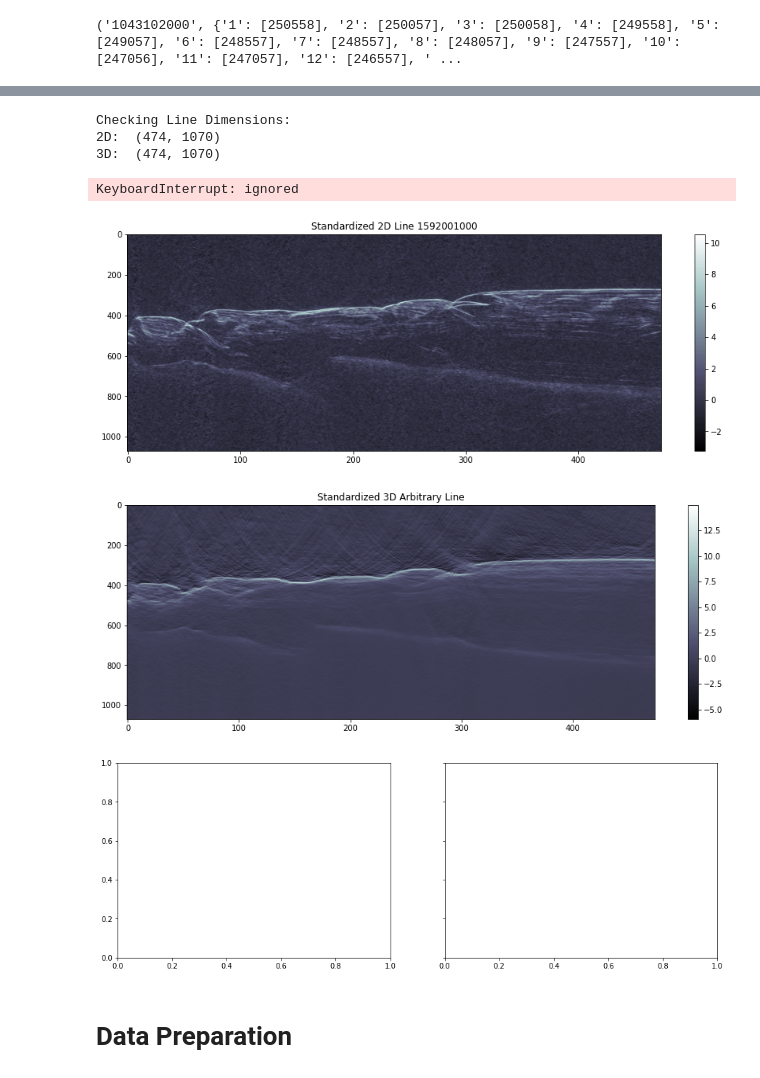
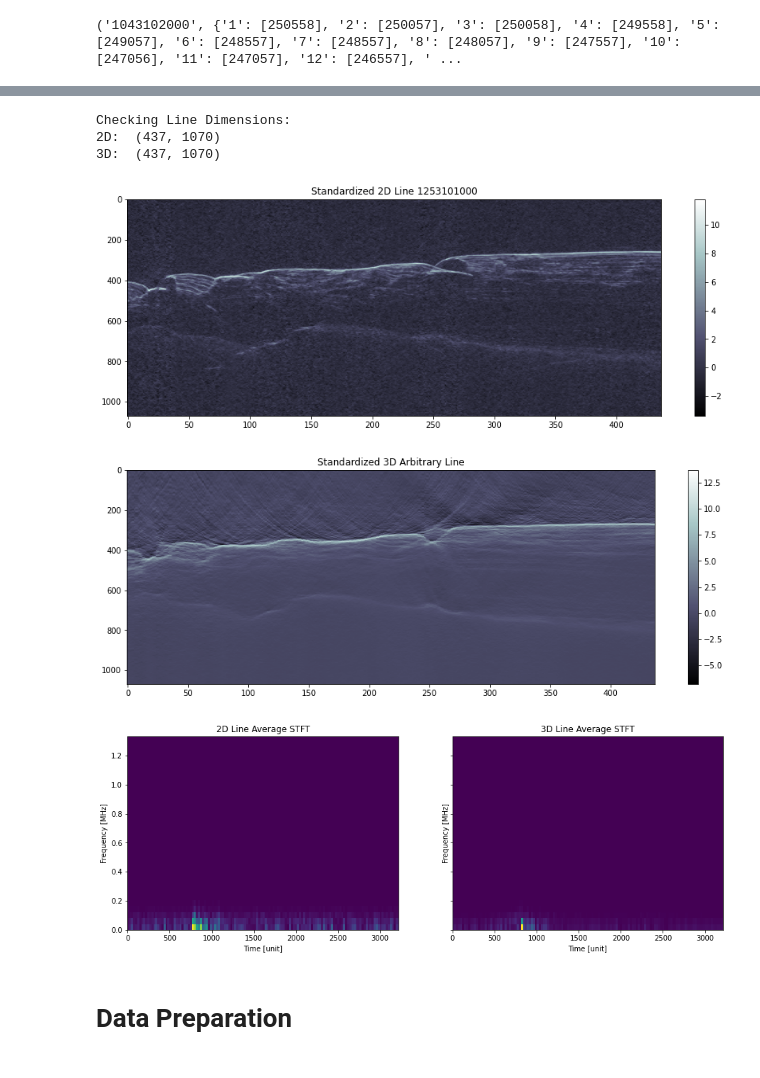
Before and after one commit to astroChance/RadNET, a Jupyter notebook: MPnet_workbook.ipynb, the cells around one changed output, grey strips where cells are left out. Saved outputs shown, nothing was run; the diff lists cells and outputs as text; code cells hidden in the pictures.

Commit message:
update STFT and sim enhance

```diff
--- a/MPnet_workbook.ipynb
+++ b/MPnet_workbook.ipynb
@@ -413,6 +454,6 @@ else:
 # %%
 ## Plot 2D line and the corresponding 3D Arb line
-## Plot spectrograms
+## Plot average spectrograms
 
 ###########################################################
 ########
@@ -505,36 +546,45 @@ fig, ax = plt.subplots(1,2, sharey=True, figsize=(15,5))
 if Use_STFT.upper() == 'Y':
 
   # Get STFT from each sinc upsampled trace, find averages
-
-  Zxx2D_arr0, Zxx2D_arr1 = np.array([]), np.array([])
+  counter=0
+  # Zxx2D_arr0, Zxx2D_arr1 = np.array([]), np.array([])
   for i in range(standardized_2D_line.shape[1]):
     trace = standardized_2D_line[:,i]
     trace = sinc_interp(np.squeeze(trace), 8)
     f2D, t2D, Zxx2D = signal.stft(trace, fs = fs, nperseg = nperseg, noverlap=noverlap)
 
-    Zxx2D_arr0 = np.append(Zxx2D_arr0, Zxx2D[0])
-    Zxx2D_arr1 = np.append(Zxx2D_arr1, Zxx2D[1])
+    if counter != 0:
+     Zxx2DAvg = np.mean([Zxx2D, Zxx2DAvg])
+    else:
+      Zxx2DAvg = Zxx2D
+    # Zxx2D_arr0 = np.append(Zxx2D_arr0, Zxx2D[0])
+    # Zxx2D_arr1 = np.append(Zxx2D_arr1, Zxx2D[1])
 
-  Zxx2D = np.array([np.mean(Zxx2D_arr0), np.mean(Zxx2D_arr1)])
+  # Zxx2D = np.array([[np.mean(Zxx2D_arr0)], [np.mean(Zxx2D_arr1)]])
 
-  Zxx3D_arr0, Zxx3D_arr1 = np.array([]), np.array([])
+  counter=0
+  # Zxx3D_arr0, Zxx3D_arr1 = np.array([]), np.array([])
   for i in range(standardized_3D_line.shape[1]):
     trace = standardized_3D_line[:,i]
     trace = sinc_interp(np.squeeze(trace), 8)
     f3D, t3D, Zxx3D = signal.stft(trace, fs = fs, nperseg = nperseg, noverlap=noverlap)
 
-    Zxx3D_arr0 = np.append(Zxx3D_arr0, Zxx3D[0])
-    Zxx3D_arr1 = np.append(Zxx3D_arr1, Zxx3D[1])
+    if counter != 0:
+     Zxx3DAvg = np.mean([Zxx3D, Zxx3DAvg])
+    else:
+      Zxx3DAvg = Zxx3D
+  #   Zxx3D_arr0 = np.append(Zxx3D_arr0, Zxx3D[0])
+  #   Zxx3D_arr1 = np.append(Zxx3D_arr1, Zxx3D[1])
 
-  Zxx3D = np.array([np.mean(Zxx3D_arr0), np.mean(Zxx3D_arr1)])
+  # Zxx3D = np.array([[np.mean(Zxx3D_arr0)], [np.mean(Zxx3D_arr1)]])
 
-  ax[0].pcolormesh(t2D, f2D, np.abs(Zxx2D), shading='flat')
+  ax[0].pcolormesh(t2D, f2D, np.abs(Zxx2DAvg), shading='flat')
   ax[0].set_ylabel('Frequency [MHz]')
   ax[0].set_xlabel('Time [unit]')
   ax[0].set_title('2D Line Average STFT')
 
-  f3D, t3D, Zxx3D = signal.stft(Upsample_3D, fs = fs, nperseg = nperseg, noverlap=noverlap)
-  ax[1].pcolormesh(t3D, f3D, np.abs(Zxx3D), shading='flat')
+  # f3D, t3D, Zxx3D = signal.stft(Upsample_3D, fs = fs, nperseg = nperseg, noverlap=noverlap)
+  ax[1].pcolormesh(t3D, f3D, np.abs(Zxx3DAvg), shading='flat')
   ax[1].set_ylabel('Frequency [MHz]')
   ax[1].set_xlabel('Time [unit]')
   ax[1].set_title('3D Line Average STFT')
@@ -552,39 +602,38 @@ else:
     Sxx2D_arr0 = np.append(Sxx2D_arr0, Sxx2D[0])
     Sxx2D_arr1 = np.append(Sxx2D_arr1, Sxx2D[1])
 
   Sxx2D = np.array([np.mean(Sxx2D_arr0), np.mean(Sxx2D_arr1)])
 
   Sxx3D_arr0, Sxx3D_arr1 = np.array([]), np.array([])
   for i in range(standardized_3D_line.shape[1]):
     trace = standardized_3D_line[:,i]
     trace = sinc_interp(np.squeeze(trace), 8)
     f3D, t3D, Sxx3D = signal.spectrogram(trace, fs)
 
     Sxx3D_arr0 = np.append(Sxx3D_arr0, Sxx3D[0])
     Sxx3D_arr1 = np.append(Sxx3D_arr1, Sxx3D[1])
 
   Sxx3D = np.array([np.mean(Sxx3D_arr0), np.mean(Sxx3D_arr1)])
 
   ax[0].pcolormesh(t2D, f2D, Sxx2D, shading='gouraud')
   ax[0].set_ylabel('Frequency [MHz]')
   ax[0].set_xlabel('Time [unit]')
   ax[0].set_title('2D Line Average Spectrogram')
 
   ax[1].pcolormesh(t3D, f3D, Sxx3D, shading='gouraud')
   ax[1].set_ylabel('Frequency [MHz]')
   ax[1].set_xlabel('Time [unit]')
   ax[1].set_title('3D Line Average Spectrogram')
 
   plt.ylim(0, (max(f2D) / 8))
   plt.show()
 # %% [output]
 Checking Line Dimensions:
-2D:  (474, 1070)
-3D:  (474, 1070)
+2D:  (437, 1070)
+3D:  (437, 1070)
-KeyboardInterrupt: ignored
-[figure, old version]
+[figure, new version]
-[figure, old version]
+[figure, new version]
-[figure, old version]
+[figure, new version]
 # %% [markdown]
 # Data Preparation
 # %%
```
Also changed, not shown: parts of 2 cells of this notebook.
